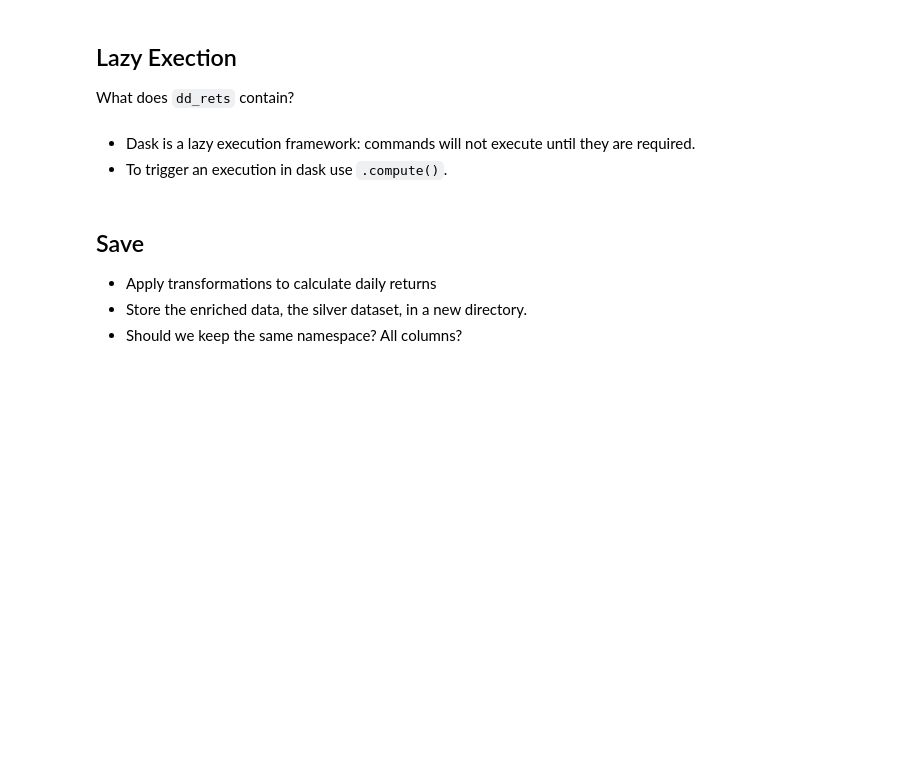
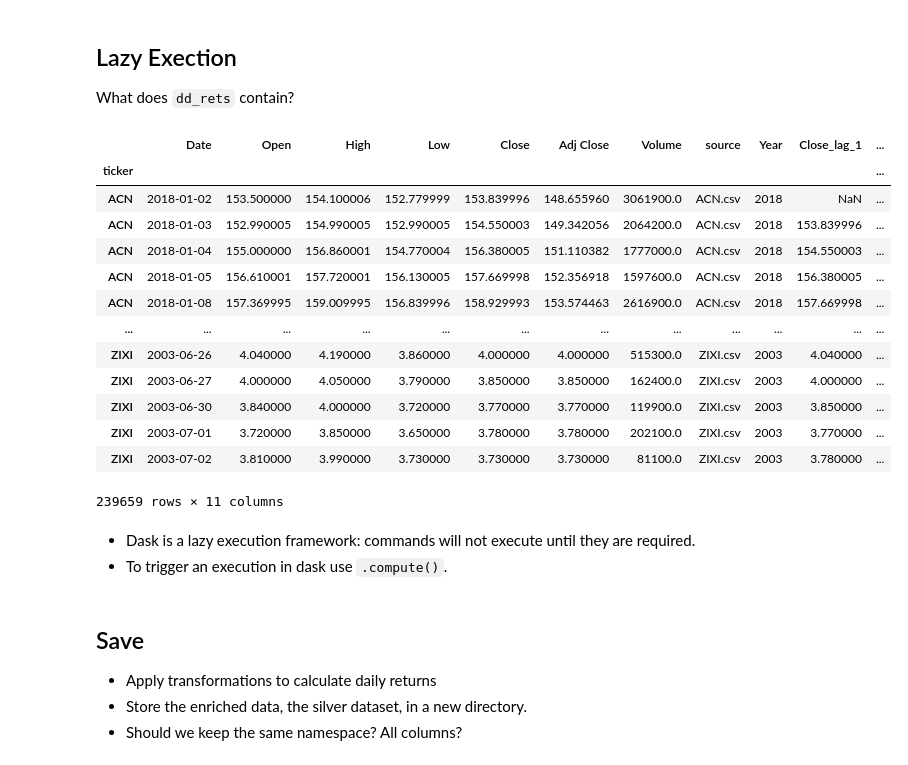
Before and after one commit to UofT-DSI/production, a Jupyter notebook: 01_materials/labs/02_data_engineering.ipynb, the cells around one changed output. Saved outputs shown, nothing was run; the diff lists cells and outputs as text; code cells hidden in the pictures; blank space fills up the shorter version.

```diff
--- a/01_materials/labs/02_data_engineering.ipynb
+++ b/01_materials/labs/02_data_engineering.ipynb
@@ -237,7 +376,22 @@ dd_rets = dd_shift.assign(
 
 What does `dd_rets` contain?
 # %%
-dd_rets
+dd_rets.compute()
+# %% [output]
+|  | Date | Open | High | Low | Close | Adj Close | Volume | source | Year | Close_lag_1 | ... |
+| ticker |  |  |  |  |  |  |  |  |  |  | ... |
+| ACN | 2018-01-02 | 153.500000 | 154.100006 | 152.779999 | 153.839996 | 148.655960 | 3061900.0 | ACN.csv | 2018 | NaN | ... |
+| ACN | 2018-01-03 | 152.990005 | 154.990005 | 152.990005 | 154.550003 | 149.342056 | 2064200.0 | ACN.csv | 2018 | 153.839996 | ... |
+| ACN | 2018-01-04 | 155.000000 | 156.860001 | 154.770004 | 156.380005 | 151.110382 | 1777000.0 | ACN.csv | 2018 | 154.550003 | ... |
+| ACN | 2018-01-05 | 156.610001 | 157.720001 | 156.130005 | 157.669998 | 152.356918 | 1597600.0 | ACN.csv | 2018 | 156.380005 | ... |
+| ACN | 2018-01-08 | 157.369995 | 159.009995 | 156.839996 | 158.929993 | 153.574463 | 2616900.0 | ACN.csv | 2018 | 157.669998 | ... |
+| ... | ... | ... | ... | ... | ... | ... | ... | ... | ... | ... | ... |
+| ZIXI | 2003-06-26 | 4.040000 | 4.190000 | 3.860000 | 4.000000 | 4.000000 | 515300.0 | ZIXI.csv | 2003 | 4.040000 | ... |
+| ZIXI | 2003-06-27 | 4.000000 | 4.050000 | 3.790000 | 3.850000 | 3.850000 | 162400.0 | ZIXI.csv | 2003 | 4.000000 | ... |
+| ZIXI | 2003-06-30 | 3.840000 | 4.000000 | 3.720000 | 3.770000 | 3.770000 | 119900.0 | ZIXI.csv | 2003 | 3.850000 | ... |
+| ZIXI | 2003-07-01 | 3.720000 | 3.850000 | 3.650000 | 3.780000 | 3.780000 | 202100.0 | ZIXI.csv | 2003 | 3.770000 | ... |
+| ZIXI | 2003-07-02 | 3.810000 | 3.990000 | 3.730000 | 3.730000 | 3.730000 | 81100.0 | ZIXI.csv | 2003 | 3.780000 | ... |
+239659 rows × 11 columns
 # %% [markdown]
 + Dask is a lazy execution framework: commands will not execute until they are required.
 + To trigger an execution in dask use `.compute()`.
```
Also changed, not shown: parts of 12 cells of this notebook, 1 other file.
